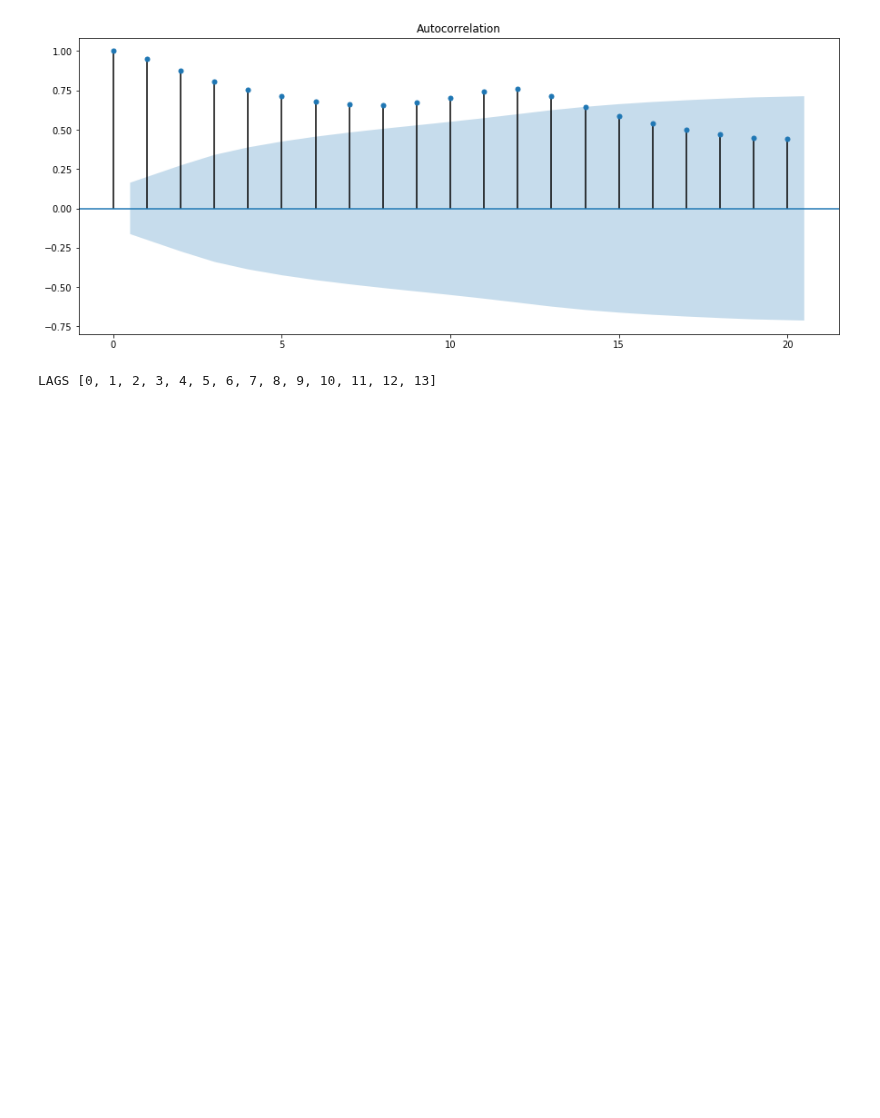
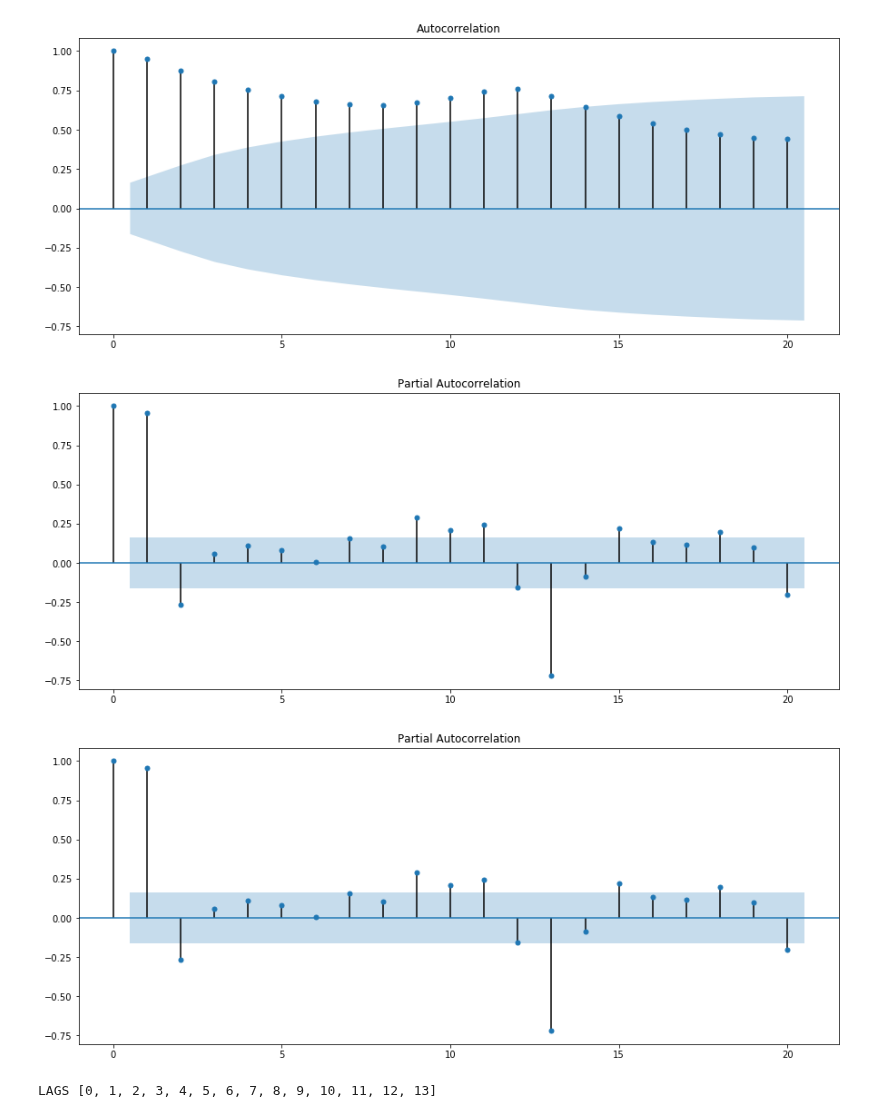
Before and after one commit to jamissonfreitas/IN1167, a Jupyter notebook: ML/report_AM_1.ipynb, the cells around one changed output. Saved outputs shown, nothing was run; the diff lists cells and outputs as text; code cells hidden in the pictures; blank space fills up the shorter version.

```diff
--- a/ML/report_AM_1.ipynb
+++ b/ML/report_AM_1.ipynb
@@ -125,6 +129,11 @@ sm.graphics.tsa.plot_acf(serie_normalizada, lags=20)
 # %% [output]
 [figure]
 [figure]
+# %%
+sm.graphics.tsa.plot_pacf(serie_normalizada, lags=20)
+# %% [output]
+[figure, added]
+[figure, added]
 # %%
 lag_sel = select_lag_acf(serie_normalizada, 20)
 # %% [output]
```
Also changed, not shown: parts of 6 cells of this notebook.
